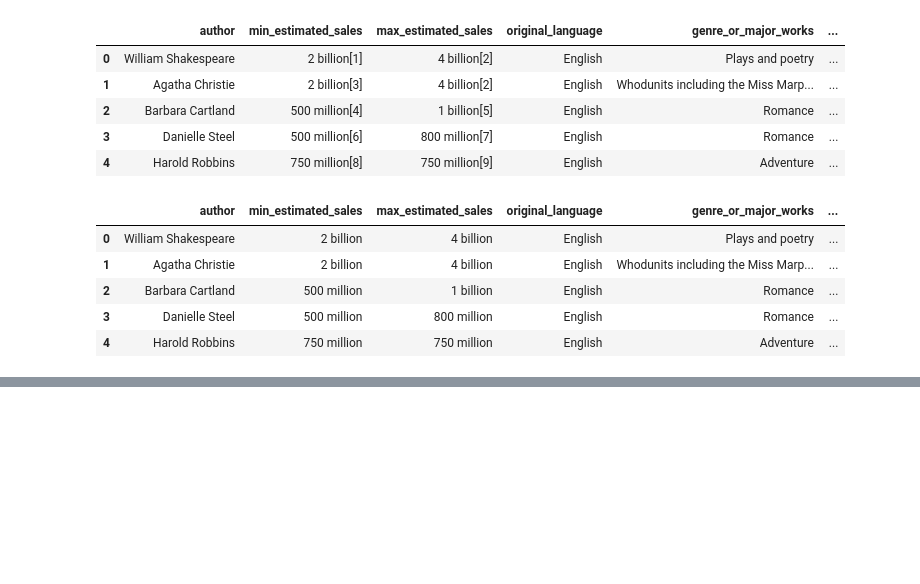
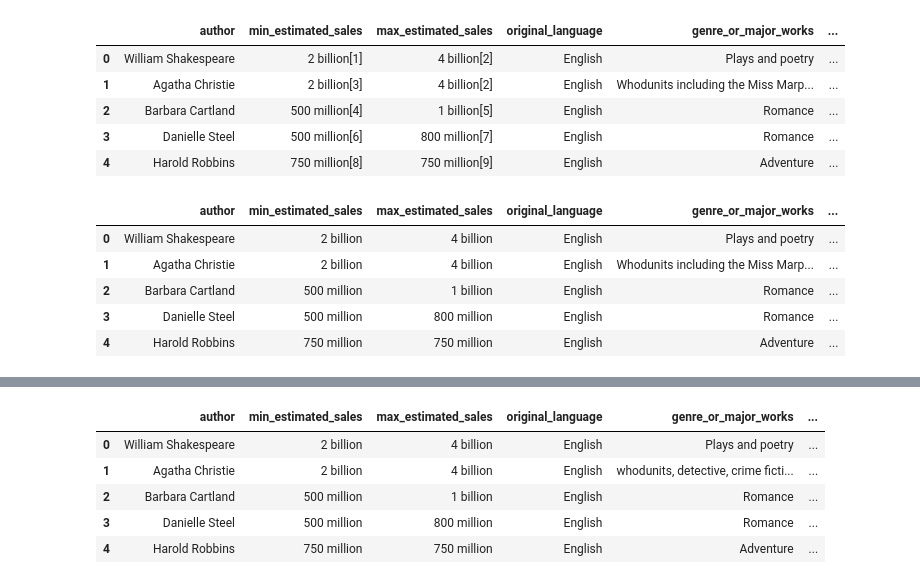
Before and after one commit to BatesJ72/authors, a Jupyter notebook: Authors.ipynb, the cells around one changed output, grey strips where cells are left out. Saved outputs shown, nothing was run; the diff lists cells and outputs as text; code cells hidden in the pictures; blank space fills up the shorter version.

```diff
--- a/Authors.ipynb
+++ b/Authors.ipynb
@@ -145,0 +146,9 @@ df.groupby(df["genre_or_major_works"]).count()
+# %%
+df.head()
+# %% [output]
+|  | author | min_estimated_sales | max_estimated_sales | original_language | genre_or_major_works | ... |
+| 0 | William Shakespeare | 2 billion | 4 billion | English | Plays and poetry | ... |
+| 1 | Agatha Christie | 2 billion | 4 billion | English | whodunits, detective, crime ficti... | ... |
+| 2 | Barbara Cartland | 500 million | 1 billion | English | Romance | ... |
+| 3 | Danielle Steel | 500 million | 800 million | English | Romance | ... |
+| 4 | Harold Robbins | 750 million | 750 million | English | Adventure | ... |
```
Also changed, not shown: parts of 4 cells of this notebook, 1 other file.
